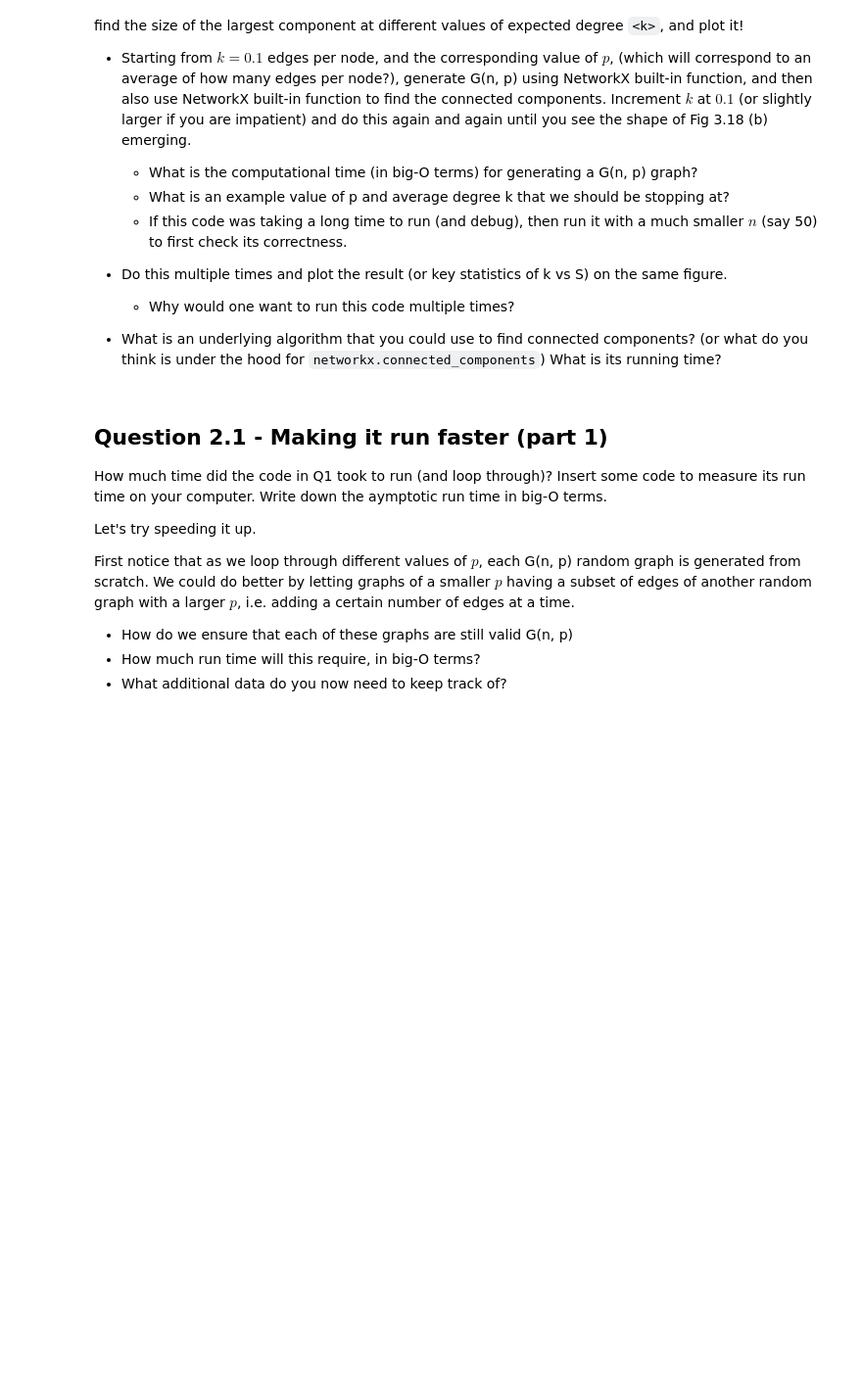
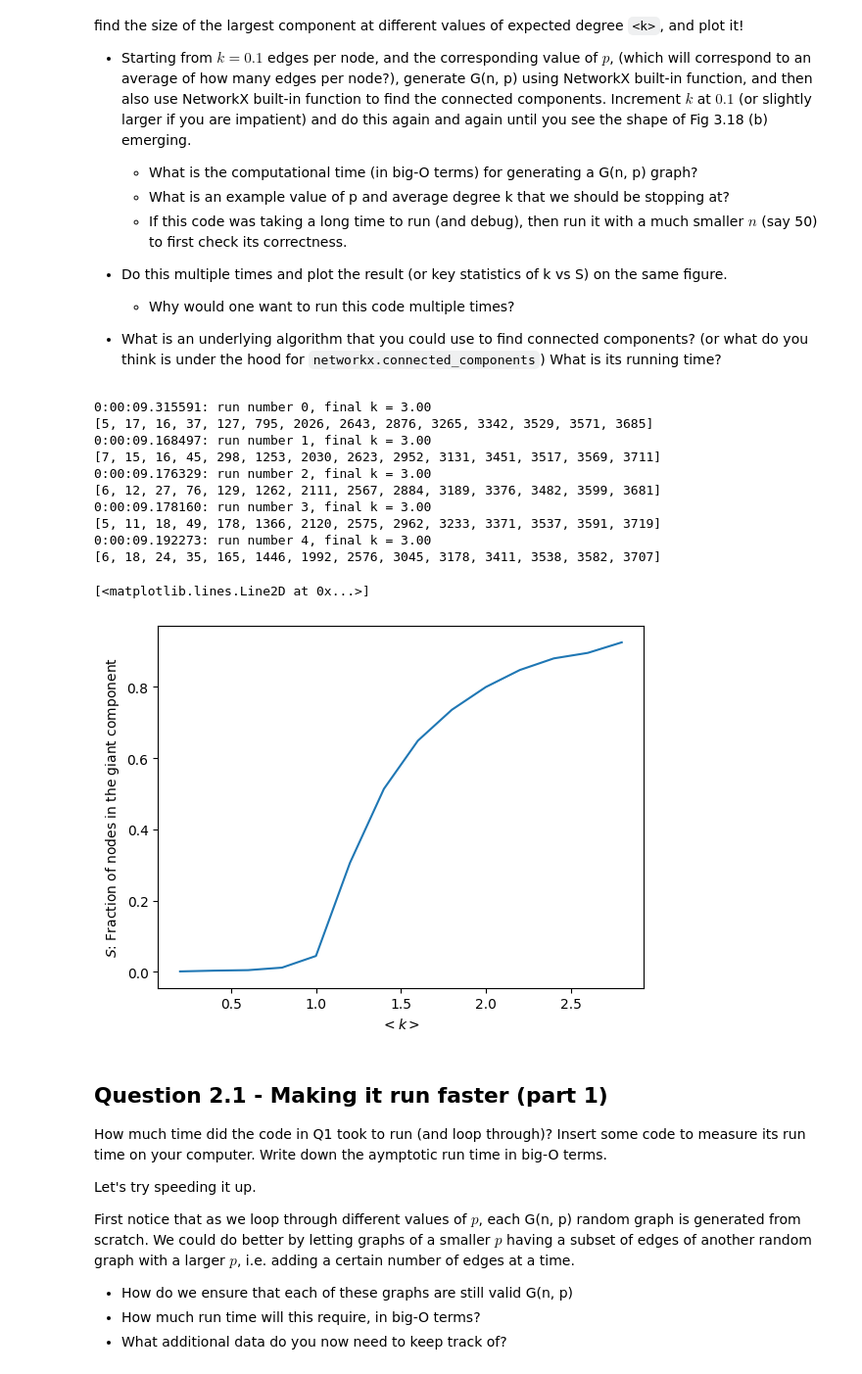
Before and after one commit to Daniel53245/NetworkSciencePractive, a Jupyter notebook: wk3-components-work.ipynb, the cells around one changed output. Shown at 98% size. Cells and saved outputs as stored; diff of their text form; code cells hidden in the pictures; blank space fills up the shorter version.

```diff
--- a/wk3-components-work.ipynb
+++ b/wk3-components-work.ipynb
@@ -99,36 +113,50 @@ k_increment = 0.2
 k_max = 3
 S_sum = np.zeros(int((k_max - k_init)/k_increment) + 1)
 k_simulated = []
 for i in range(num_rerun):
     tic = datetime.now()
     cur_k = k_init
     comp_size = []
     while cur_k < k_max:
         ###################################
         """
            put your code here, append each result at cur_k into the list comp_size
         """
-        result_k = 0 # Change this
-
-
+        #generate a raandom graph with n nodees and average degree cur_k
+        G = nx.erdos_renyi_graph(n, cur_k/n)
+        #find the largest connected component
+        result_k = len(max(nx.connected_components(G), key=len))
         ###################################
         comp_size.append(result_k)
 
         if i==0:
             k_simulated.append(cur_k)
         cur_k += k_increment
     toc = datetime.now()
     print("%s: run number %d, final k = %0.2f " % (toc - tic, i, cur_k) )
     print(comp_size)
     S_sum += comp_size
 
 
 
 # Plotting Routine, no need to change
 S = S_sum/(num_rerun*n)
 plt.xlabel("$<k>$")
 plt.ylabel("$S$: Fraction of nodes in the giant component")
 plt.plot(k_simulated, S)
+# %% [output]
+0:00:09.315591: run number 0, final k = 3.00
+[5, 17, 16, 37, 127, 795, 2026, 2643, 2876, 3265, 3342, 3529, 3571, 3685]
+0:00:09.168497: run number 1, final k = 3.00
+[7, 15, 16, 45, 298, 1253, 2030, 2623, 2952, 3131, 3451, 3517, 3569, 3711]
+0:00:09.176329: run number 2, final k = 3.00
+[6, 12, 27, 76, 129, 1262, 2111, 2567, 2884, 3189, 3376, 3482, 3599, 3681]
+0:00:09.178160: run number 3, final k = 3.00
+[5, 11, 18, 49, 178, 1366, 2120, 2575, 2962, 3233, 3371, 3537, 3591, 3719]
+0:00:09.192273: run number 4, final k = 3.00
+[6, 18, 24, 35, 165, 1446, 1992, 2576, 3045, 3178, 3411, 3538, 3582, 3707]
+[<matplotlib.lines.Line2D at 0x...>]
+[figure, added]
 # %% [markdown]
 ## Question 2.1 - Making it run faster (part 1)
 
```
Also changed, not shown: parts of 6 cells of this notebook, 4 other files.
